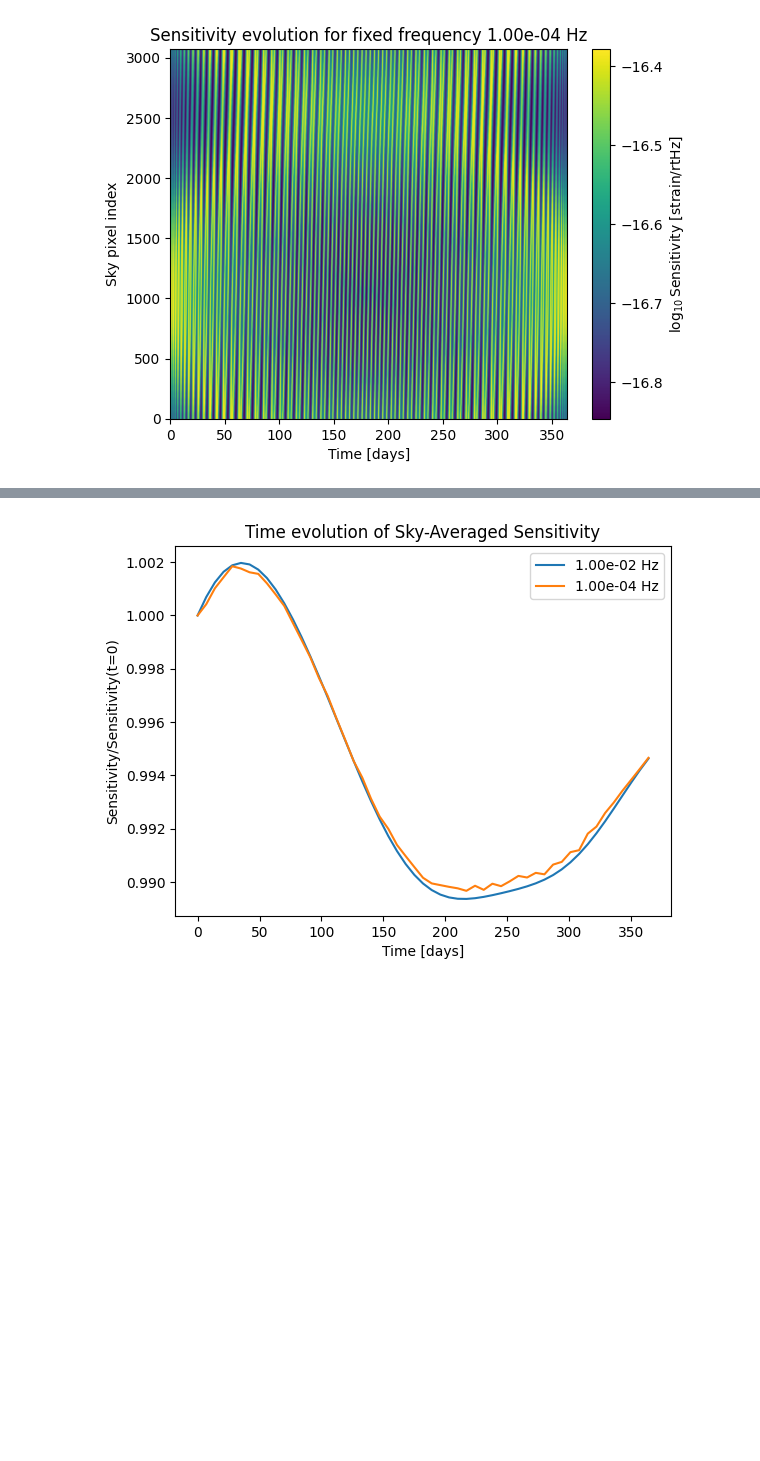
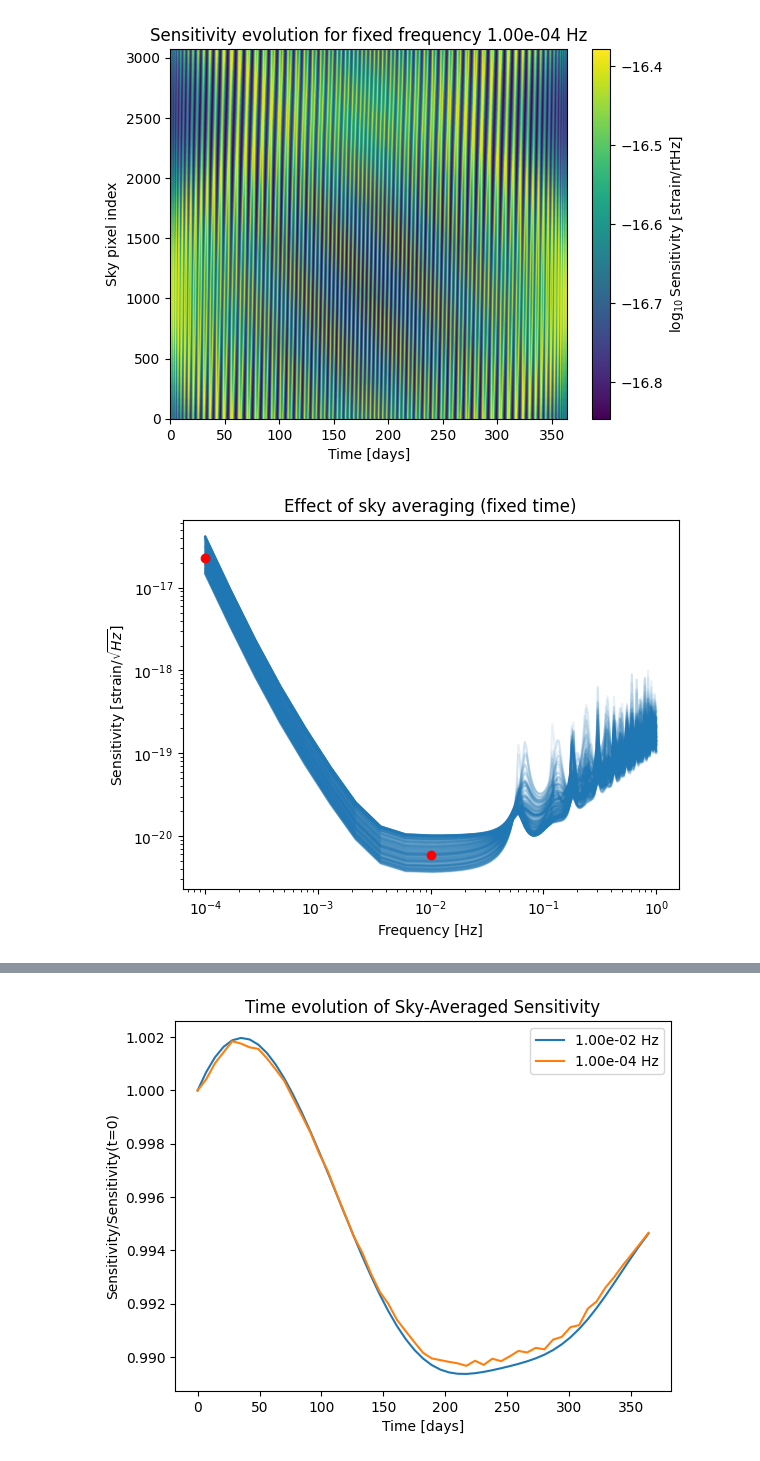
Before and after one commit to lorenzsp/ResponseRequirements, a Jupyter notebook: TimeFrequencySensitivity.ipynb, the cells around one changed output, grey strips where cells are left out. Saved outputs shown, nothing was run; the diff lists cells and outputs as text; code cells hidden in the pictures; blank space fills up the shorter version.

Commit message:
analysis of time and sky average

```diff
--- a/TimeFrequencySensitivity.ipynb
+++ b/TimeFrequencySensitivity.ipynb
@@ -180,3 +176,16 @@ plt.colorbar(label=r"$\log_{10}$Sensitivity [strain/rtHz]")
 plt.show()
 # %% [output]
 [figure]
+# %%
+time_ind = 10
+plt.figure()
+plt.title('Effect of sky averaging (fixed time)')
+for sky_pixel in range(0,npix, 10):
+    plt.loglog(f, sensitivity[time_ind,:,sky_pixel], color='C0', alpha=0.1)
+plt.xlabel("Frequency [Hz]")
+plt.ylabel(r"Sensitivity [strain/$\sqrt{Hz}$]")
+plt.plot(1e-4, (2.11e-33)**0.5 / 2, 'ro')
+plt.plot(1e-2, (1.359e-40)**0.5 / 2 , 'ro', label="Reference points from arXiv:2108.01167")
+plt.show()
+# %% [output]
+[figure, added]
```
Also changed, not shown: parts of 2 cells of this notebook.
